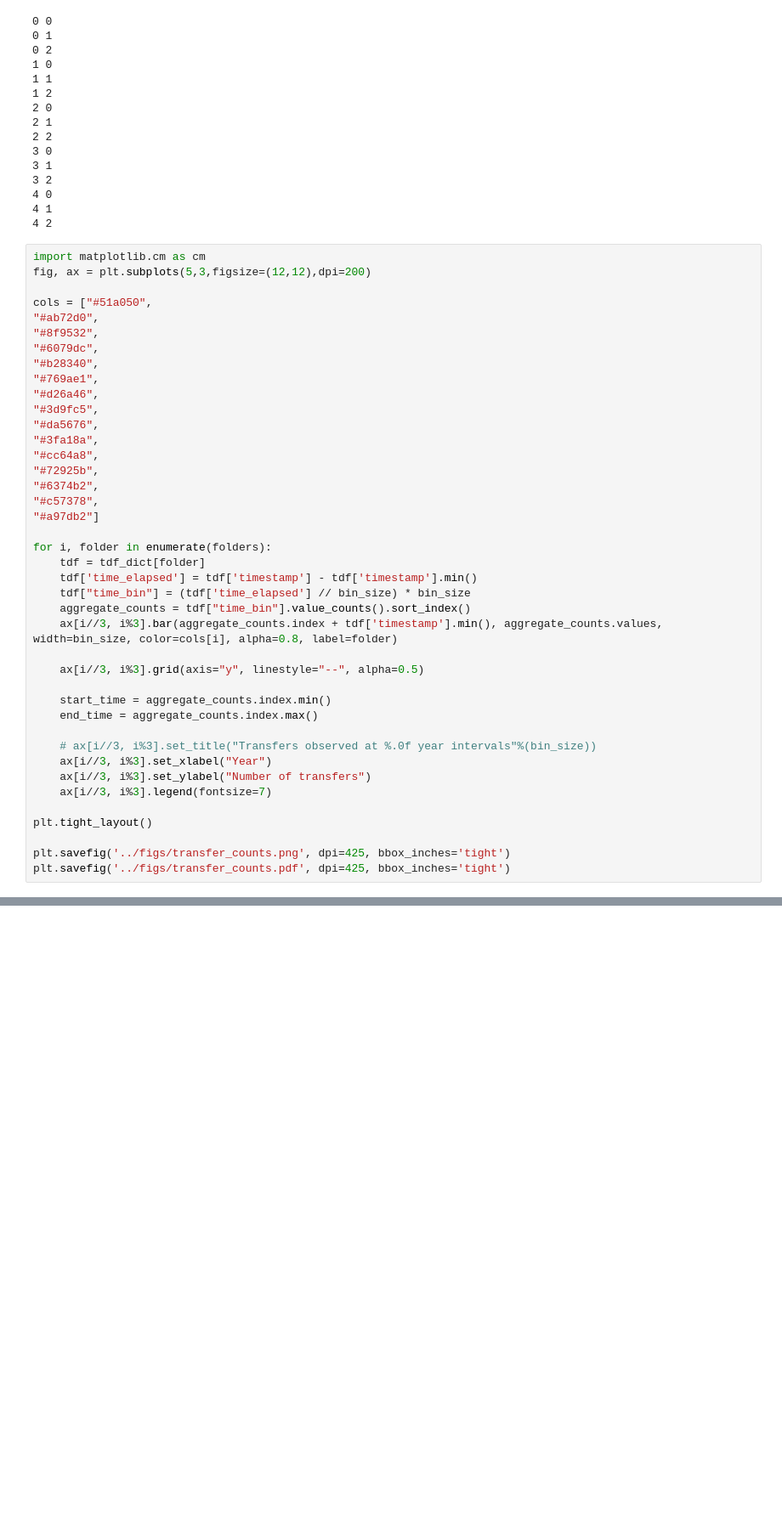
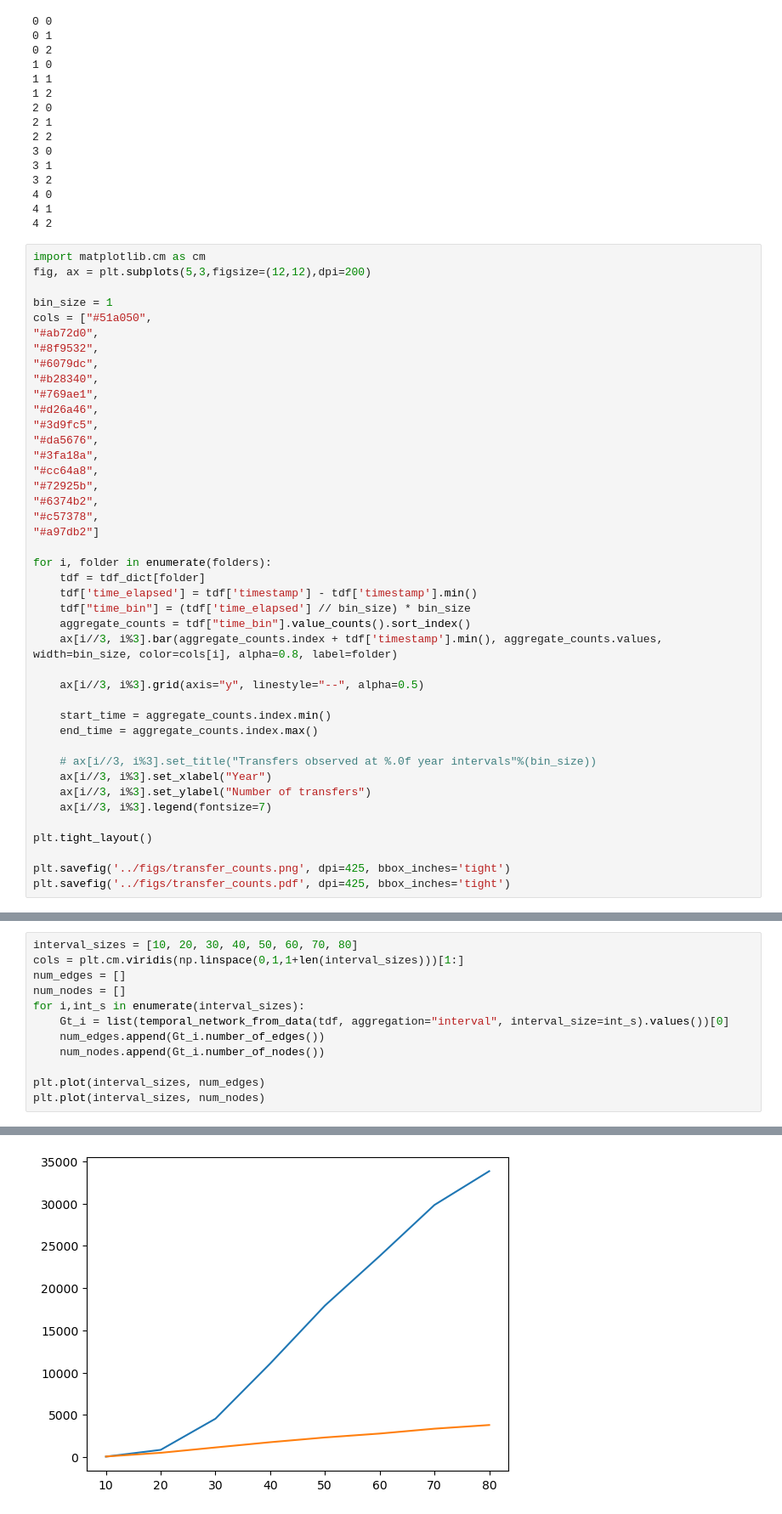
Before and after one commit to nmoghaddas19/physician_trajectories, a Jupyter notebook: code/temporal_analysis.ipynb, the cells around one changed output, grey strips where cells are left out. Shown at 85% size. Drawn from its saved outputs; the diff is of its cells as text; blank space fills up the shorter version.

```diff
--- a/code/temporal_analysis.ipynb
+++ b/code/temporal_analysis.ipynb
@@ -566,6 +570,7 @@ for i, folder in enumerate(folders):
 import matplotlib.cm as cm
 fig, ax = plt.subplots(5,3,figsize=(12,12),dpi=200)
 
+bin_size = 1
 cols = ["#51a050",
 "#ab72d0",
 "#8f9532",
@@ -607,0 +915,13 @@ plt.savefig('../figs/transfer_counts.pdf', dpi=425, bbox_inches='tight')
+# %%
+interval_sizes = [10, 20, 30, 40, 50, 60, 70, 80]
+cols = plt.cm.viridis(np.linspace(0,1,1+len(interval_sizes)))[1:]
+num_edges = []
+num_nodes = []
+for i,int_s in enumerate(interval_sizes):
+    Gt_i = list(temporal_network_from_data(tdf, aggregation="interval", interval_size=int_s).values())[0]
+    num_edges.append(Gt_i.number_of_edges())
+    num_nodes.append(Gt_i.number_of_nodes())
+
+plt.plot(interval_sizes, num_edges)
+plt.plot(interval_sizes, num_nodes)
+# %% [output]
@@ -607,0 +929 @@ plt.savefig('../figs/transfer_counts.pdf', dpi=425, bbox_inches='tight')
+[figure, added]
```
Also changed, not shown: parts of 12 cells of this notebook, 2 other files.
